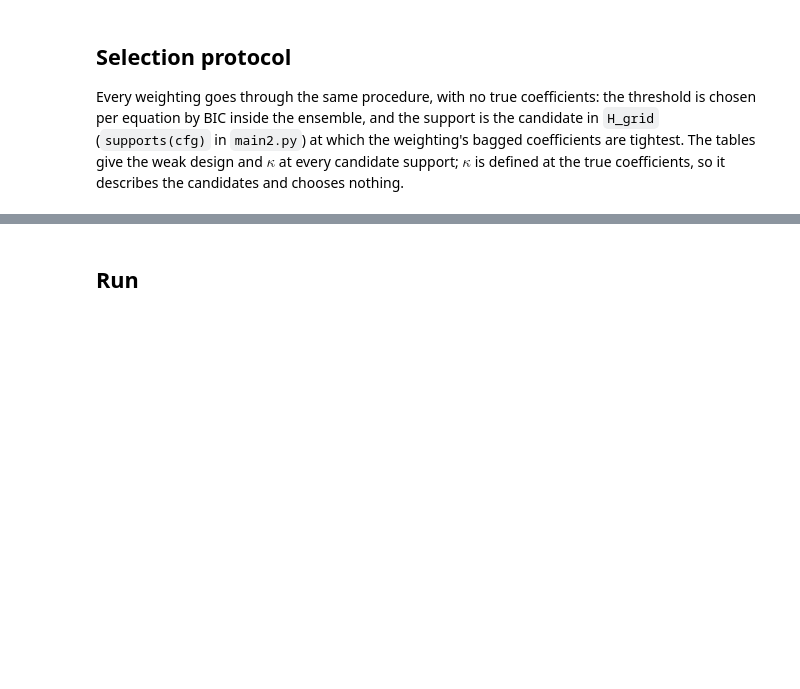
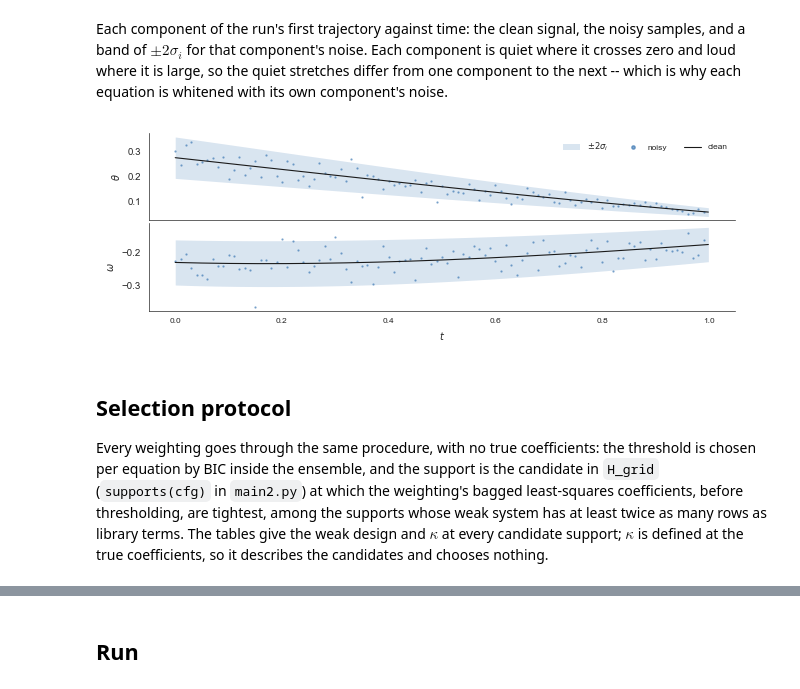
Before and after one commit to filippozacchei/MFSindy, a Jupyter notebook: examples/pendulum/part2.ipynb, the cells around one changed output, grey strips where cells are left out. Cells and saved outputs as stored; diff of their text form; code cells hidden in the pictures; blank space fills up the shorter version.

```diff
--- a/examples/pendulum/part2.ipynb
+++ b/examples/pendulum/part2.ipynb
@@ -107,10 +104,24 @@ plot_residuals(Y_true, Y_noisy)
+# %% [markdown]
+Each component of the run's first trajectory against time: the clean signal, the
+noisy samples, and a band of $\pm 2\sigma_i$ for that component's noise. Each
+component is quiet where it crosses zero and loud where it is large, so the quiet
+stretches differ from one component to the next -- which is why each equation is
+whitened with its own component's noise.
+# %%
+j = 0                                    # which of the run's trajectories
+plot_state_noise(t - t[0], clean[j], noisy[j], np.sqrt(variance[j]),
+                 state_names=PENDULUM_STATE_NAMES, save_path="results/states_2")
+# %% [output]
+[figure, added]
 # %% [markdown]
 ## Selection protocol
 
 Every weighting goes through the same procedure, with no true coefficients: the
 threshold is chosen per equation by BIC inside the ensemble, and the support is
 the candidate in `H_grid` (`supports(cfg)` in `main2.py`) at which the
-weighting's bagged coefficients are tightest. The tables give the weak design
+weighting's bagged least-squares coefficients, before thresholding, are
+tightest, among the supports whose weak system has at least twice as many rows
+as library terms. The tables give the weak design
 and $\kappa$ at every candidate support; $\kappa$ is defined at the true
 coefficients, so it describes the candidates and chooses nothing.
 # %%
```
Also changed, not shown: parts of 17 cells of this notebook, 55 other files.
